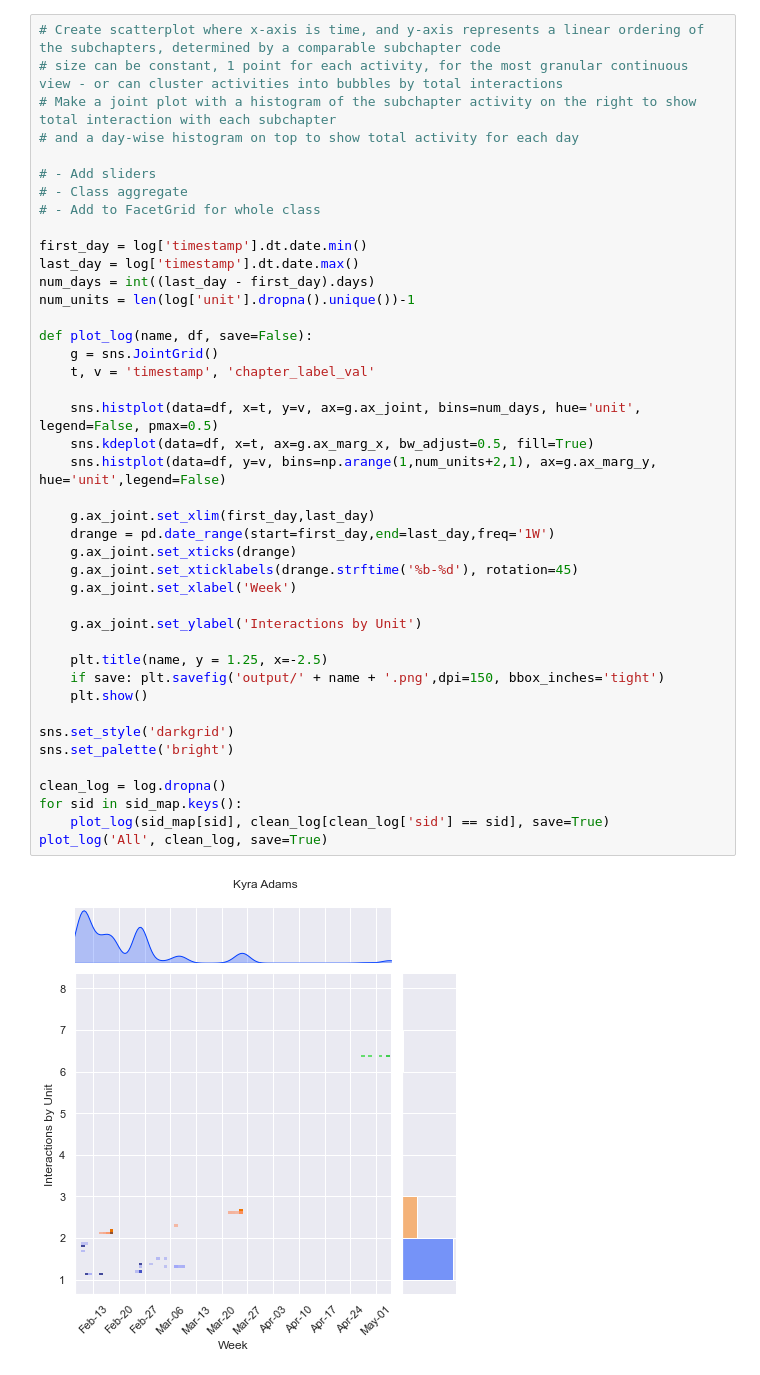
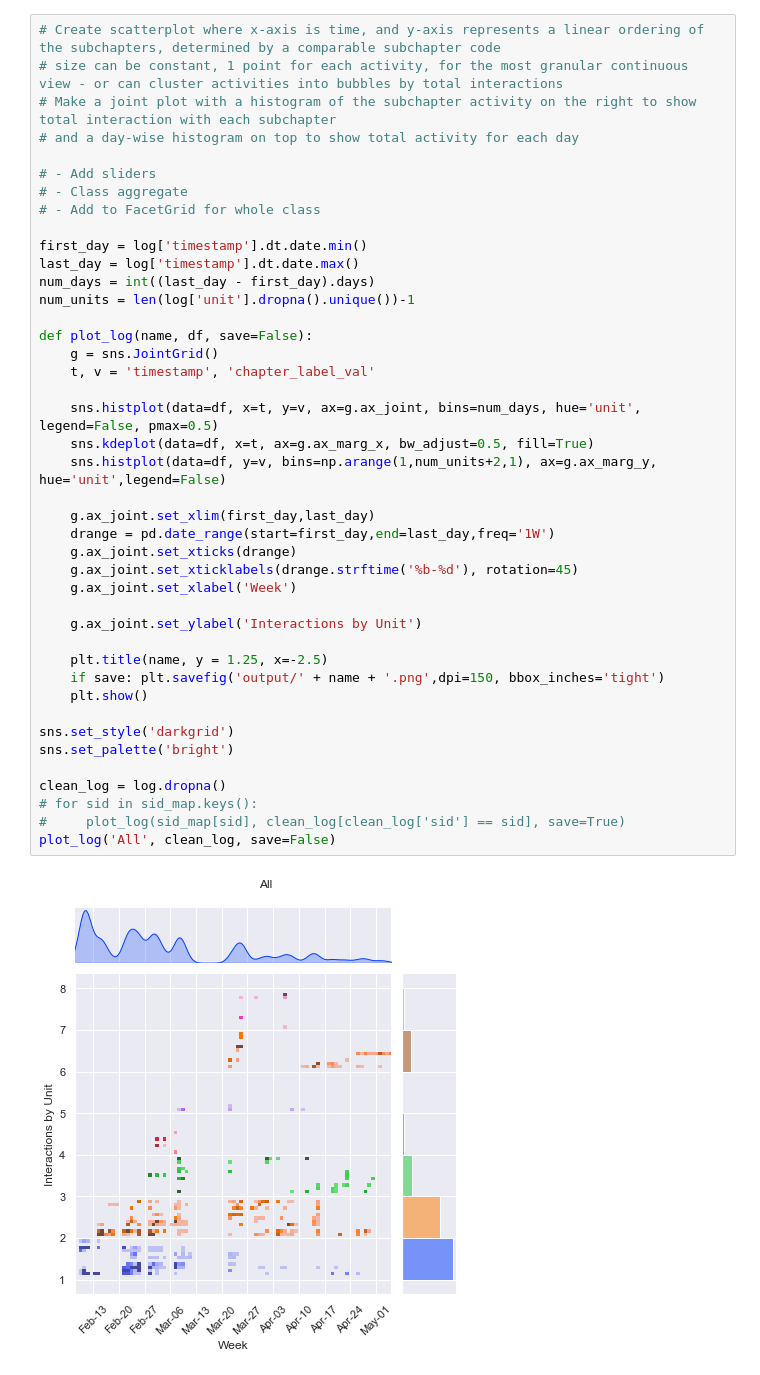
Before and after one commit to nvalente-2sigma/RunestoneAnalysis, a Jupyter notebook: notebook.ipynb, the cells around one changed output. Cells and saved outputs as stored; diff of their text form.

```diff
--- a/notebook.ipynb
+++ b/notebook.ipynb
@@ -76,34 +75,34 @@ log['unit']=np.floor(log['chapter_label_val']).astype('str')
 first_day = log['timestamp'].dt.date.min()
 last_day = log['timestamp'].dt.date.max()
 num_days = int((last_day - first_day).days)
 num_units = len(log['unit'].dropna().unique())-1
 
 def plot_log(name, df, save=False):
     g = sns.JointGrid()
     t, v = 'timestamp', 'chapter_label_val'
 
     sns.histplot(data=df, x=t, y=v, ax=g.ax_joint, bins=num_days, hue='unit', legend=False, pmax=0.5)
     sns.kdeplot(data=df, x=t, ax=g.ax_marg_x, bw_adjust=0.5, fill=True)
     sns.histplot(data=df, y=v, bins=np.arange(1,num_units+2,1), ax=g.ax_marg_y, hue='unit',legend=False)
 
     g.ax_joint.set_xlim(first_day,last_day)
     drange = pd.date_range(start=first_day,end=last_day,freq='1W')
     g.ax_joint.set_xticks(drange)
     g.ax_joint.set_xticklabels(drange.strftime('%b-%d'), rotation=45)
     g.ax_joint.set_xlabel('Week')
 
     g.ax_joint.set_ylabel('Interactions by Unit')
 
     plt.title(name, y = 1.25, x=-2.5)
     if save: plt.savefig('output/' + name + '.png',dpi=150, bbox_inches='tight')
     plt.show()
 
 sns.set_style('darkgrid')
 sns.set_palette('bright')
 
 clean_log = log.dropna()
-for sid in sid_map.keys():
-    plot_log(sid_map[sid], clean_log[clean_log['sid'] == sid], save=True)
-plot_log('All', clean_log, save=True)
+# for sid in sid_map.keys():
+#     plot_log(sid_map[sid], clean_log[clean_log['sid'] == sid], save=True)
+plot_log('All', clean_log, save=False)
 # %% [output]
-[figure, old version]
+[figure, new version]
```
Also changed, not shown: parts of 3 cells of this notebook.
